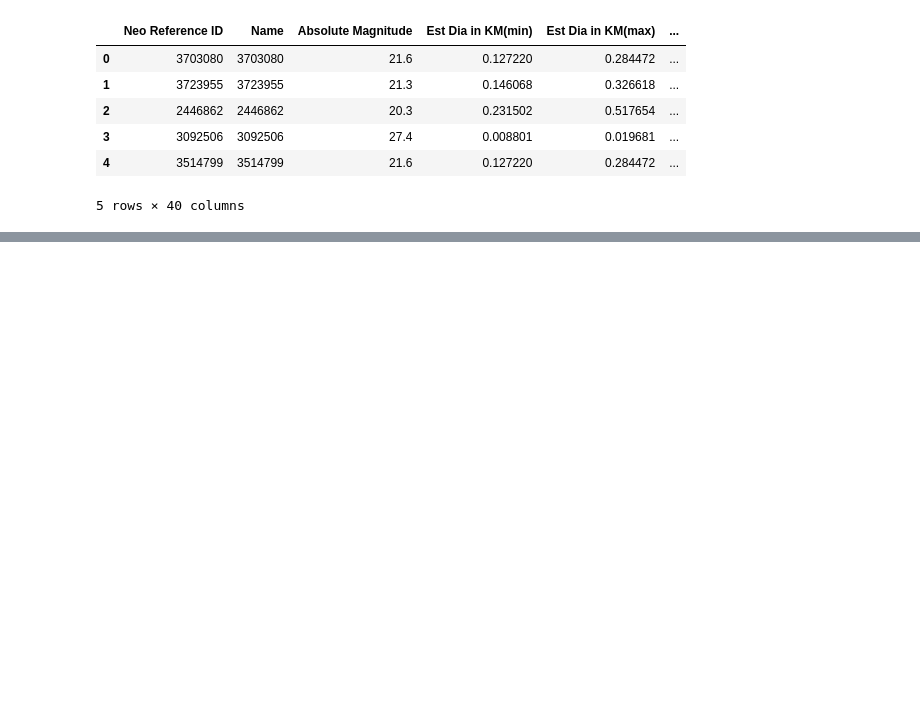
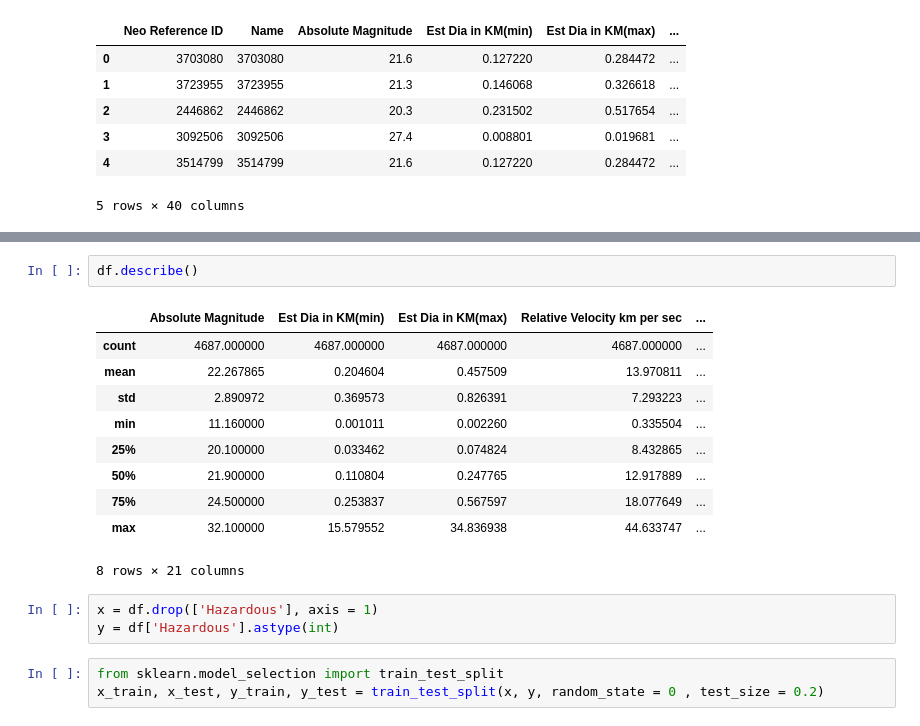
Before and after one commit to GitWitAnish/Machine-Learning, a Jupyter notebook: Nasa Asteroid Classification/main.ipynb, the cells around one changed output, grey strips where cells are left out. Drawn from its saved outputs; the diff is of its cells as text; blank space fills up the shorter version.

```diff
--- a/Nasa Asteroid Classification/main.ipynb
+++ b/Nasa Asteroid Classification/main.ipynb
@@ -16,0 +68,19 @@ df.head()
+# %%
+df.describe()
+# %% [output]
+|  | Absolute Magnitude | Est Dia in KM(min) | Est Dia in KM(max) | Relative Velocity km per sec | ... |
+| count | 4687.000000 | 4687.000000 | 4687.000000 | 4687.000000 | ... |
+| mean | 22.267865 | 0.204604 | 0.457509 | 13.970811 | ... |
+| std | 2.890972 | 0.369573 | 0.826391 | 7.293223 | ... |
+| min | 11.160000 | 0.001011 | 0.002260 | 0.335504 | ... |
+| 25% | 20.100000 | 0.033462 | 0.074824 | 8.432865 | ... |
+| 50% | 21.900000 | 0.110804 | 0.247765 | 12.917889 | ... |
+| 75% | 24.500000 | 0.253837 | 0.567597 | 18.077649 | ... |
+| max | 32.100000 | 15.579552 | 34.836938 | 44.633747 | ... |
+8 rows × 21 columns
+# %%
+x = df.drop(['Hazardous'], axis = 1)
+y = df['Hazardous'].astype(int)
+# %%
+from sklearn.model_selection import train_test_split
+x_train, x_test, y_train, y_test = train_test_split(x, y, random_state = 0 , test_size = 0.2)
```
Also changed, not shown: parts of 11 cells of this notebook, 1 other file.
